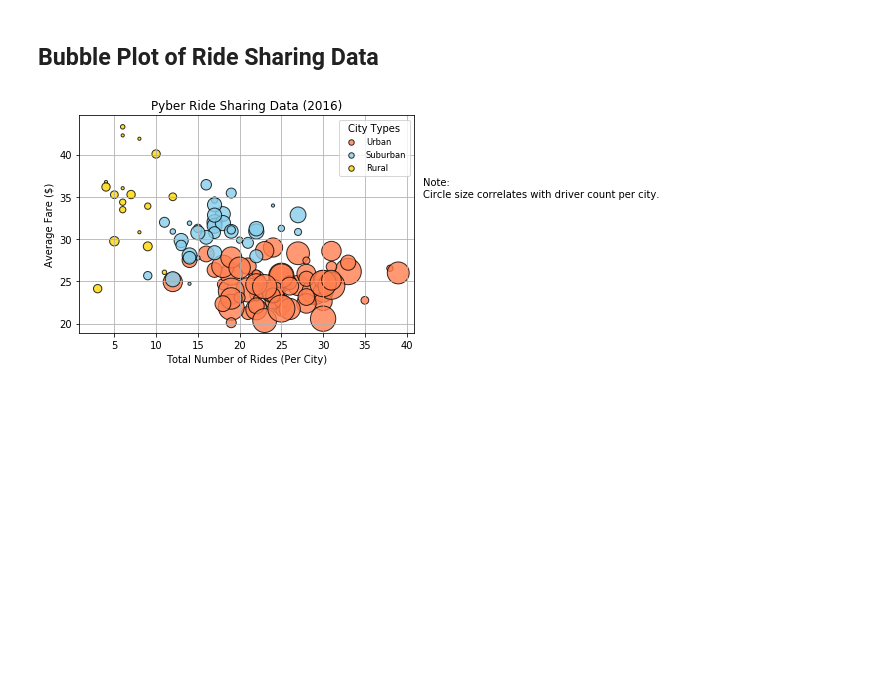
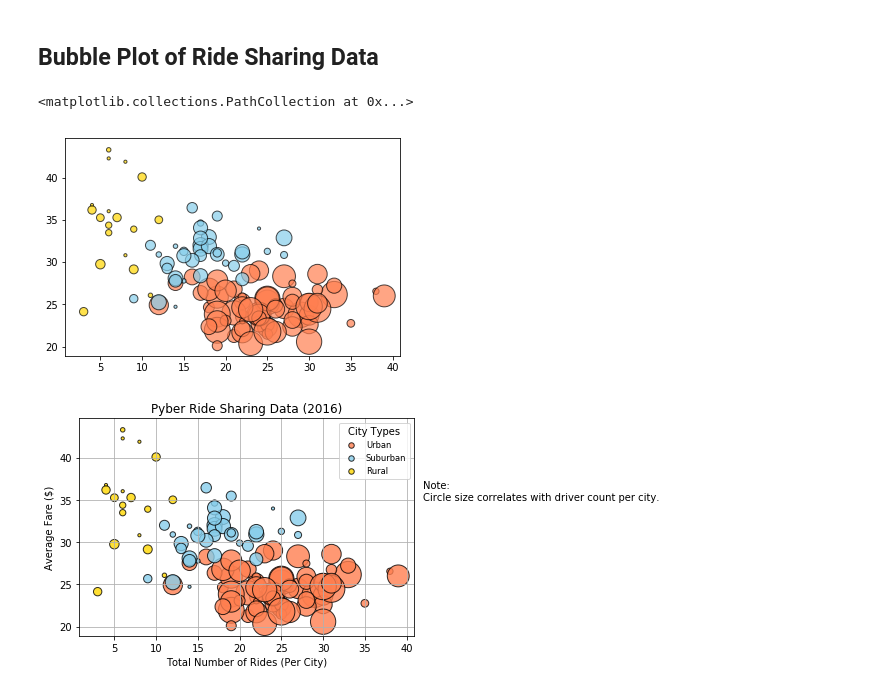
Before and after one commit to pogomike/Matplotlib, a Jupyter notebook: pyber_starter.ipynb, the cells around one changed output. Cells and saved outputs as stored; diff of their text form; code cells hidden in the pictures; blank space fills up the shorter version.

```diff
--- a/pyber_starter.ipynb
+++ b/pyber_starter.ipynb
@@ -32,19 +32,34 @@ city_ride_data.head()
 
 #Urban City Information:
 urban = city_ride_data.loc[(city_ride_data["type"] == "Urban")]
-avg_city = urban.groupby(['city'])['fare'].mean()
+avg_city_urban = urban.groupby(['city']).mean()['fare']
 total_ride_urban = urban.groupby(['city']).count()['ride_id']
-total_driver_urban = urban.groupby(['city']).count()['driver_count']
+total_driver_urban = urban.groupby(['city'])['driver_count'].mean()
 
 #Suburban City Information:
 suburban = city_ride_data.loc[(city_ride_data["type"] == "Suburban")]
-avg_city = suburban.groupby(['city'])['fare'].mean()
-total_ride_urban = suburban.groupby(['city']).count()['ride_id']
-total_driver_urban = suburban.groupby(['city']).count()['driver_count']
+avg_city_suburban = suburban.groupby(['city']).mean()['fare']
+total_ride_suburban = suburban.groupby(['city']).count()['ride_id']
+total_driver_suburban = suburban.groupby(['city'])['driver_count'].mean()
 
 #Rural City Information:
 rural = city_ride_data.loc[(city_ride_data["type"] == "Rural")]
-avg_city = rural.groupby(['city'])['fare'].mean()
-total_ride_urban = rural.groupby(['city']).count()['ride_id']
-total_driver_urban = rural.groupby(['city']).count()['driver_count']
+avg_city_rural = rural.groupby(['city']).mean()['fare']
+total_ride_rural = rural.groupby(['city']).count()['ride_id']
+total_driver_rural = rural.groupby(['city'])['driver_count'].mean()
+# %%
+# Build the scatter plots for each city types
+
+#Urban
+plt.scatter(total_ride_urban, avg_city_urban,s=total_driver_urban*10,
+            marker ='o', facecolors ="coral", edgecolors='black',alpha = 0.7, label="Urban")
+#Surburban
+plt.scatter(total_ride_suburban, avg_city_suburban,s=total_driver_suburban*10,
+            marker ='o', facecolors ="skyblue", edgecolors='black',alpha = 0.7, label="Suburban")
+#Rural
+plt.scatter(total_ride_rural, avg_city_rural,s=total_driver_rural*10,
+            marker ='o', facecolors ="gold", edgecolors='black',alpha = 0.7, label="Rural")
+# %% [output]
+<matplotlib.collections.PathCollection at 0x...>
+[figure, added]
 # %%
```
Also changed, not shown: parts of 2 cells of this notebook.
